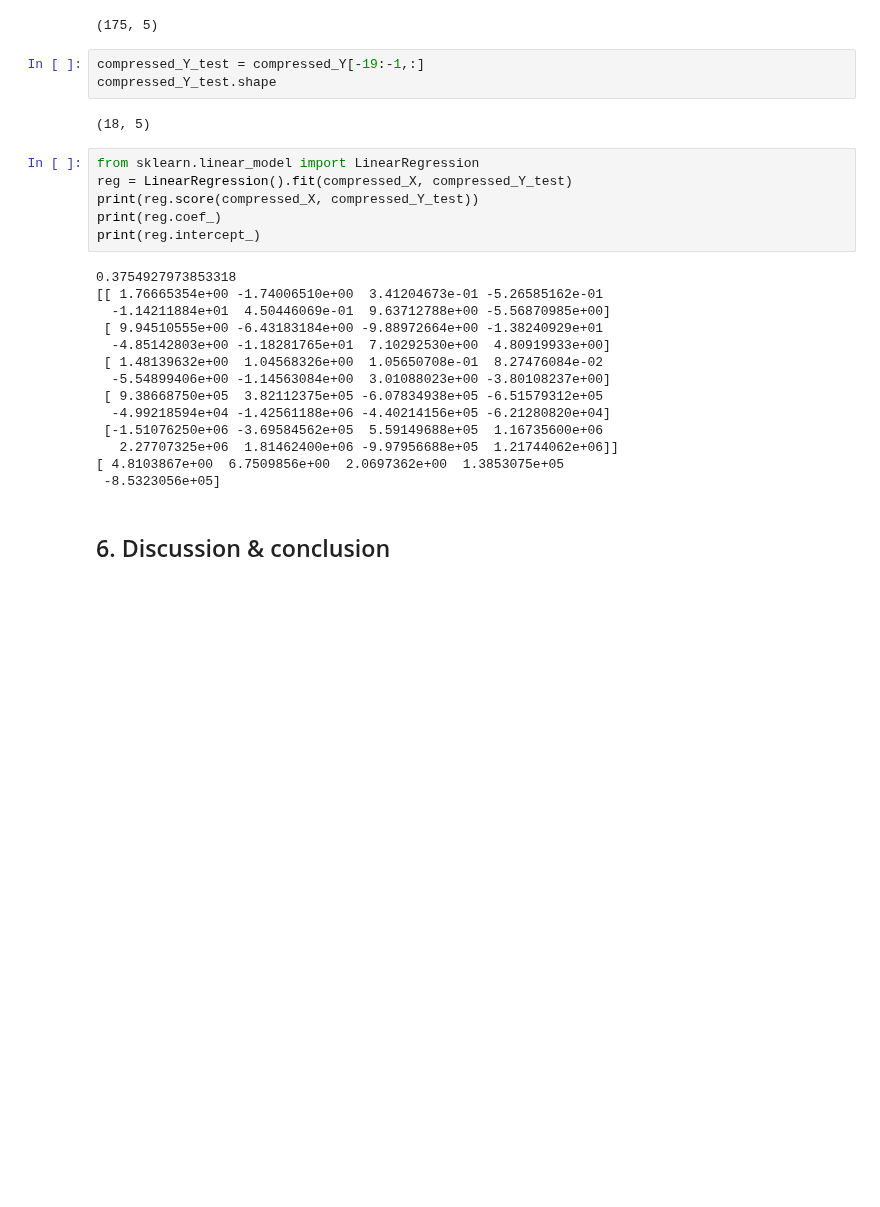
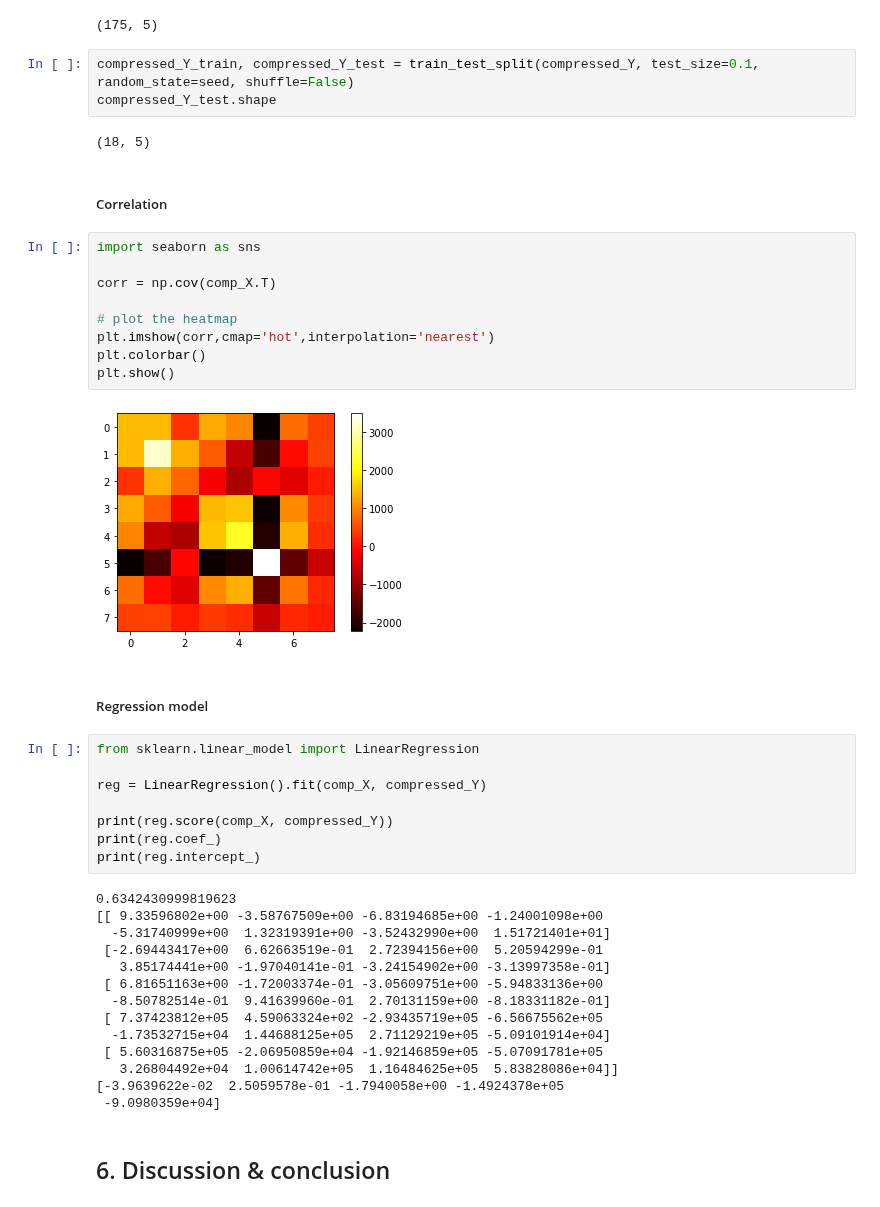
Before and after one commit to CS-433/ml-project-2-thevipers2, a Jupyter notebook: main.ipynb, the cells around one changed output. Drawn from its saved outputs; the diff is of its cells as text; blank space fills up the shorter version.

```diff
--- a/main.ipynb
+++ b/main.ipynb
@@ -584,30 +593,47 @@ compressed_Y = compressed_Y_pd.to_numpy()
 compressed_Y.shape
 # %% [output]
 (175, 5)
-# %%
-compressed_Y_test = compressed_Y[-19:-1,:]
-compressed_Y_test.shape
-# %% [output]
-(18, 5)
+# %%
+compressed_Y_train, compressed_Y_test = train_test_split(compressed_Y, test_size=0.1, random_state=seed, shuffle=False)
+compressed_Y_test.shape
+# %% [output]
+(18, 5)
+# %% [markdown]
+##### Correlation
+# %%
+import seaborn as sns
+
+corr = np.cov(comp_X.T)
+
+# plot the heatmap
+plt.imshow(corr,cmap='hot',interpolation='nearest')
+plt.colorbar()
+plt.show()
+# %% [output]
+[figure, added]
+# %% [markdown]
+##### Regression model
 # %%
 from sklearn.linear_model import LinearRegression
-reg = LinearRegression().fit(compressed_X, compressed_Y_test)
-print(reg.score(compressed_X, compressed_Y_test))
+
+reg = LinearRegression().fit(comp_X, compressed_Y)
+
+print(reg.score(comp_X, compressed_Y))
 print(reg.coef_)
 print(reg.intercept_)
 # %% [output]
-0.3754927973853318
-[[ 1.76665354e+00 -1.74006510e+00  3.41204673e-01 -5.26585162e-01
-  -1.14211884e+01  4.50446069e-01  9.63712788e+00 -5.56870985e+00]
- [ 9.94510555e+00 -6.43183184e+00 -9.88972664e+00 -1.38240929e+01
-  -4.85142803e+00 -1.18281765e+01  7.10292530e+00  4.80919933e+00]
- [ 1.48139632e+00  1.04568326e+00  1.05650708e-01  8.27476084e-02
-  -5.54899406e+00 -1.14563084e+00  3.01088023e+00 -3.80108237e+00]
- [ 9.38668750e+05  3.82112375e+05 -6.07834938e+05 -6.51579312e+05
-  -4.99218594e+04 -1.42561188e+06 -4.40214156e+05 -6.21280820e+04]
- [-1.51076250e+06 -3.69584562e+05  5.59149688e+05  1.16735600e+06
-   2.27707325e+06  1.81462400e+06 -9.97956688e+05  1.21744062e+06]]
-[ 4.8103867e+00  6.7509856e+00  2.0697362e+00  1.3853075e+05
- -8.5323056e+05]
+0.6342430999819623
+[[ 9.33596802e+00 -3.58767509e+00 -6.83194685e+00 -1.24001098e+00
+  -5.31740999e+00  1.32319391e+00 -3.52432990e+00  1.51721401e+01]
+ [-2.69443417e+00  6.62663519e-01  2.72394156e+00  5.20594299e-01
+   3.85174441e+00 -1.97040141e-01 -3.24154902e+00 -3.13997358e-01]
+ [ 6.81651163e+00 -1.72003374e-01 -3.05609751e+00 -5.94833136e+00
+  -8.50782514e-01  9.41639960e-01  2.70131159e+00 -8.18331182e-01]
+ [ 7.37423812e+05  4.59063324e+02 -2.93435719e+05 -6.56675562e+05
+  -1.73532715e+04  1.44688125e+05  2.71129219e+05 -5.09101914e+04]
+ [ 5.60316875e+05 -2.06950859e+04 -1.92146859e+05 -5.07091781e+05
+   3.26804492e+04  1.00614742e+05  1.16484625e+05  5.83828086e+04]]
+[-3.9639622e-02  2.5059578e-01 -1.7940058e+00 -1.4924378e+05
+ -9.0980359e+04]
 # %% [markdown]
 ## 6. Discussion & conclusion <a name="ccl"></a>
```
Also changed, not shown: parts of 9 cells of this notebook.
